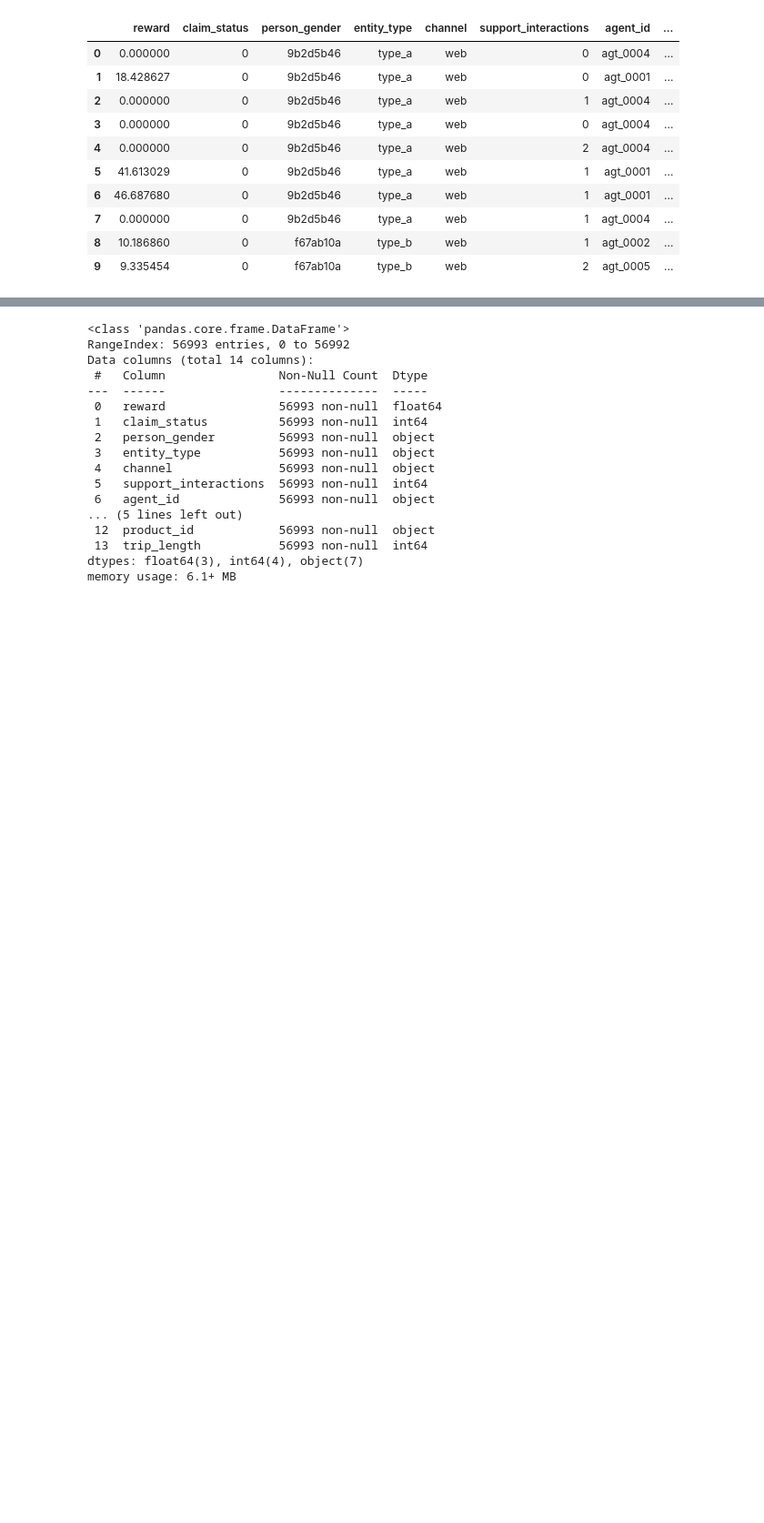
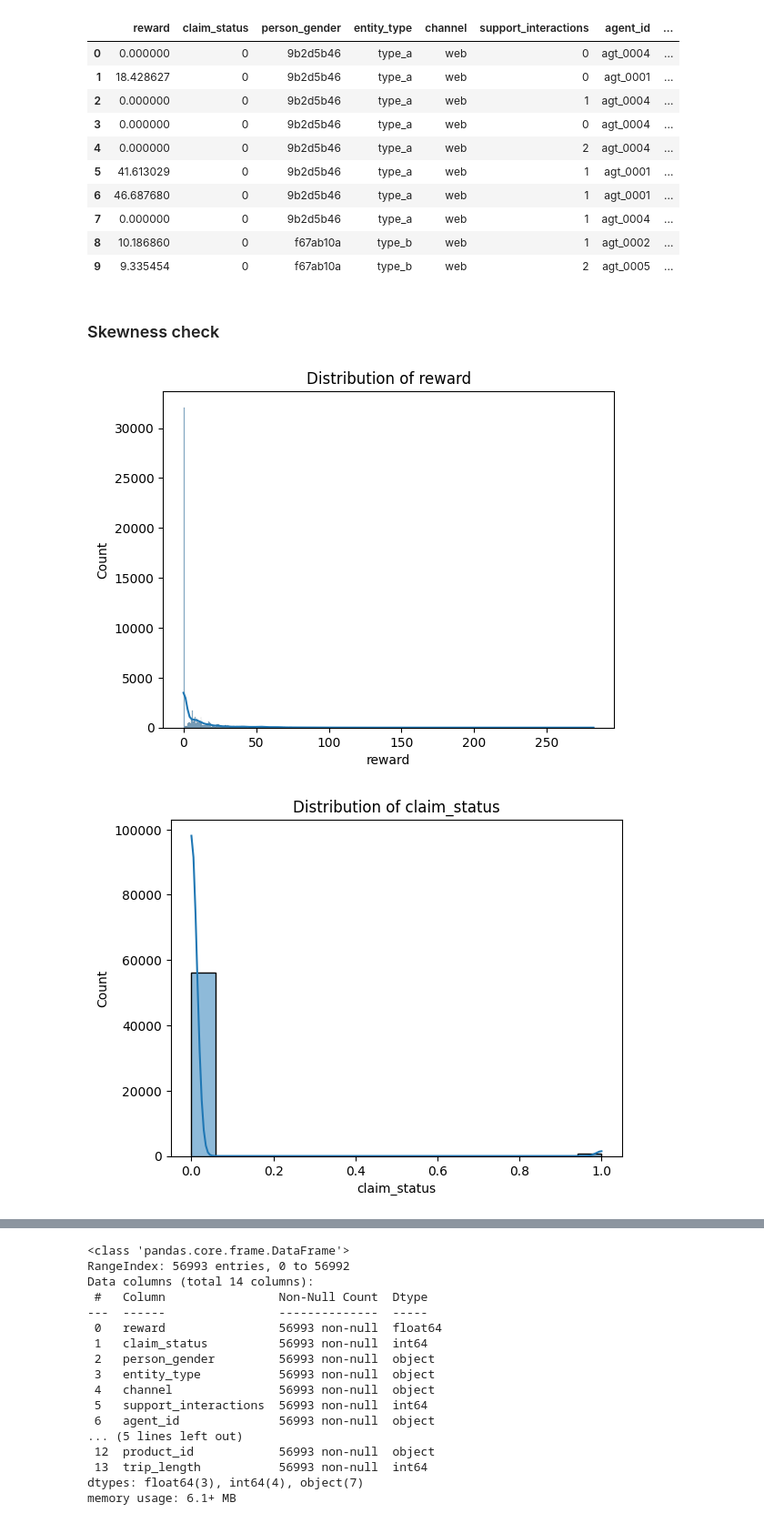
Before and after one commit to AliaksandraLabko/ML, a Jupyter notebook: SVM_final.ipynb, the cells around one changed output, grey strips where cells are left out. Shown at 91% size. Saved outputs shown, nothing was run; the diff lists cells and outputs as text; code cells hidden in the pictures; blank space fills up the shorter version.

```diff
--- a/SVM_final.ipynb
+++ b/SVM_final.ipynb
@@ -51,3 +51,15 @@ INS.head(10) # Shows the first 10 rows of the dataset
 | 7 | 0.000000 | 0 | 9b2d5b46 | type_a | web | 1 | agt_0004 | ... |
 | 8 | 10.186860 | 0 | f67ab10a | type_b | web | 1 | agt_0002 | ... |
 | 9 | 9.335454 | 0 | f67ab10a | type_b | web | 2 | agt_0005 | ... |
+# %% [markdown]
+### Skewness check
+# %%
+# Visualize skewness
+numeric_features = INS.select_dtypes(include=[np.number]).columns
+for col in numeric_features:
+    sns.histplot(INS[col], kde=True)
+    plt.title(f'Distribution of {col}')
+    plt.show()
+# %% [output]
+[figure, added]
+[figure, added]
```
Also changed, not shown: parts of 63 cells of this notebook.
